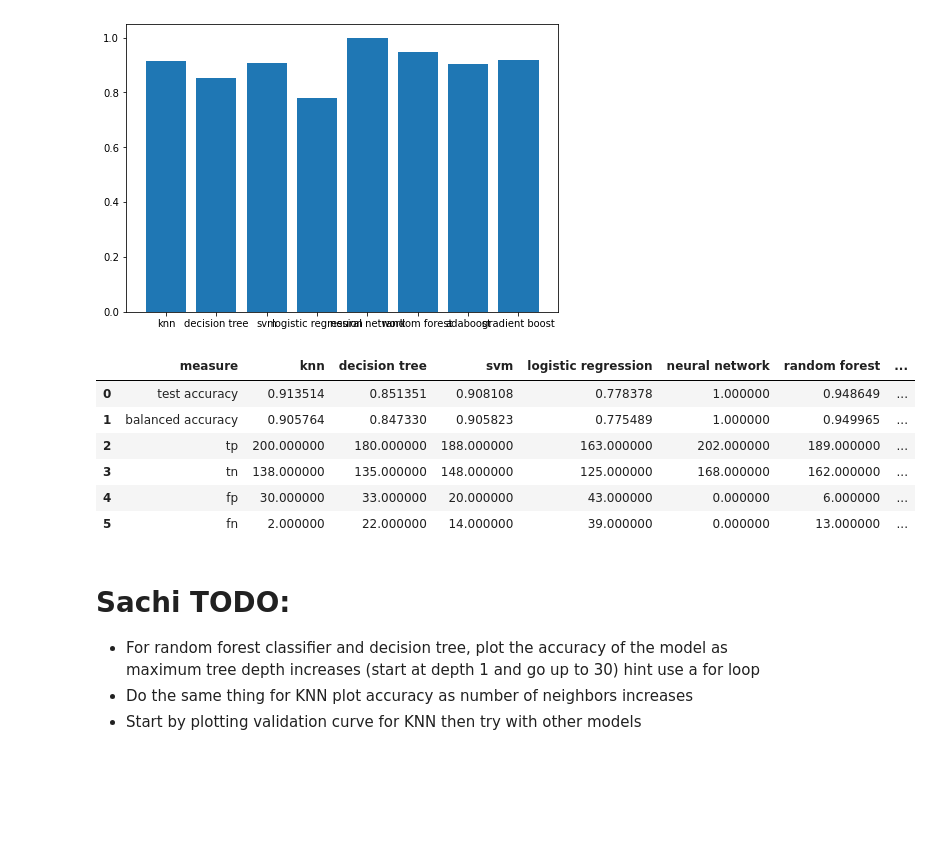
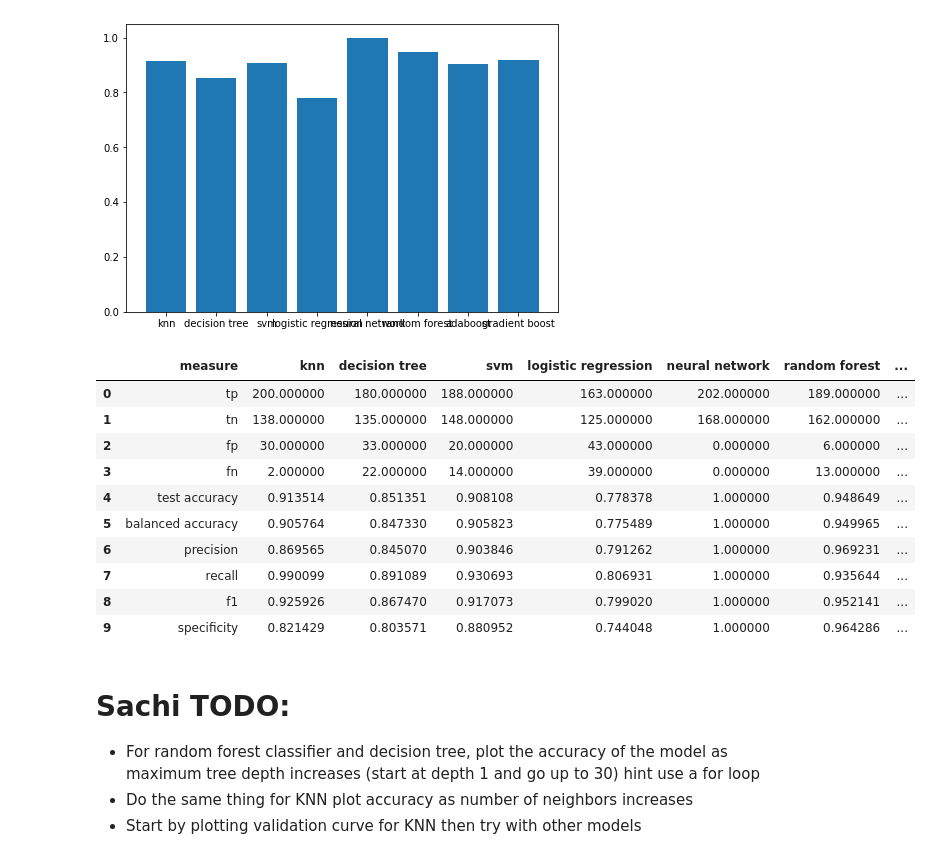
Before and after one commit to funkjo/ml-csc360-final, a Jupyter notebook: final_project/modeling.ipynb, the cells around one changed output. Saved outputs shown, nothing was run; the diff lists cells and outputs as text; code cells hidden in the pictures; blank space fills up the shorter version.

Commit message:
calculate precision, recall, f1, and specificity for each model

```diff
--- a/final_project/modeling.ipynb
+++ b/final_project/modeling.ipynb
@@ -112,6 +112,12 @@ len y_test:  370
  54.59459459459459  percent of test data is in class 1
 # %%
 def balanced_accuracy(y_test, y_pred):
+
+    """
+    function to calculate the balanced accuracy of a model
+    params: true values and predicted values
+    returns: (float) balanced accuracy score, (array) true positive count, true negative count, false positive count, false negative count
+    """
 
     tp = 0
     tn = 0
@@ -303,7 +421,19 @@ print("Accuracy: ", gbc_test_accuracy)
 gbc_balanced_accuracy, gbc_eval_metrics=balanced_accuracy(y_test,y_pred_gbc)
 print("balanced accuracy:", gbc_balanced_accuracy)
 
-model_accs['gradient boost'] = [gbc_test_accuracy,gbc_balanced_accuracy,gbc_eval_metrics]
+gbc_precision = metrics.precision_score(y_test, y_pred_gbc, average='binary')
+print("precision: ", gbc_precision)
+
+gbc_recall = metrics.recall_score(y_test, y_pred_gbc, average='binary')
+print("recall: ", gbc_recall)
+
+gbc_f1 = metrics.f1_score(y_test, y_pred_gbc)
+print("F1 score: ", gbc_f1)
+
+gbc_specificity = gbc_eval_metrics[1] / (gbc_eval_metrics[1] + gbc_eval_metrics[2])
+print("specificity: ", gbc_specificity)
+
+model_accs['gradient boost'] = [gbc_eval_metrics, gbc_test_accuracy, gbc_balanced_accuracy, gbc_precision, gbc_recall, gbc_f1, gbc_specificity]
 # %% [output]
 Accuracy:  0.9162162162162162
 balanced accuracy: 0.9197607260726073
@@ -311,9 +445,9 @@ balanced accuracy: 0.9197607260726073
 models = []
 accs = []
 for model, accuracy in model_accs.items():
-    print(model, ': ', accuracy[0])
+    print(model, ': ', accuracy[1])
     models.append(model)
-    accs.append(accuracy[0])
+    accs.append(accuracy[1])
 # %% [output]
 knn :  0.9135135135135135
 decision tree :  0.8513513513513513
@@ -339,20 +473,35 @@ plt.show()
 # %%
 
 df= pd.DataFrame()
-df["measure"]= ["test accuracy", "balanced accuracy", "tp", "tn", "fp", "fn"]
-for model, accuracy in model_accs.items():
-    df[model]= [accuracy[0],accuracy[1],accuracy[2][0],accuracy[2][1],accuracy[2][2],accuracy[2][3]]
+df["measure"] = ["tp", "tn", "fp", "fn", "test accuracy", "balanced accuracy", "precision", "recall", "f1", "specificity"]
+for model, evaluation in model_accs.items():
+    df[model] = [
+        evaluation[0][0],
+        evaluation[0][1],
+        evaluation[0][2],
+        evaluation[0][3],
+        evaluation[1],
+        evaluation[2],
+        evaluation[3],
+        evaluation[4],
+        evaluation[5],
+        evaluation[6]
+    ]
 
 
 df.style
 # %% [output]
 |  | measure | knn | decision tree | svm | logistic regression | neural network | random forest | ... |
-| 0 | test accuracy | 0.913514 | 0.851351 | 0.908108 | 0.778378 | 1.000000 | 0.948649 | ... |
-| 1 | balanced accuracy | 0.905764 | 0.847330 | 0.905823 | 0.775489 | 1.000000 | 0.949965 | ... |
-| 2 | tp | 200.000000 | 180.000000 | 188.000000 | 163.000000 | 202.000000 | 189.000000 | ... |
-| 3 | tn | 138.000000 | 135.000000 | 148.000000 | 125.000000 | 168.000000 | 162.000000 | ... |
-| 4 | fp | 30.000000 | 33.000000 | 20.000000 | 43.000000 | 0.000000 | 6.000000 | ... |
-| 5 | fn | 2.000000 | 22.000000 | 14.000000 | 39.000000 | 0.000000 | 13.000000 | ... |
+| 0 | tp | 200.000000 | 180.000000 | 188.000000 | 163.000000 | 202.000000 | 189.000000 | ... |
+| 1 | tn | 138.000000 | 135.000000 | 148.000000 | 125.000000 | 168.000000 | 162.000000 | ... |
+| 2 | fp | 30.000000 | 33.000000 | 20.000000 | 43.000000 | 0.000000 | 6.000000 | ... |
+| 3 | fn | 2.000000 | 22.000000 | 14.000000 | 39.000000 | 0.000000 | 13.000000 | ... |
+| 4 | test accuracy | 0.913514 | 0.851351 | 0.908108 | 0.778378 | 1.000000 | 0.948649 | ... |
+| 5 | balanced accuracy | 0.905764 | 0.847330 | 0.905823 | 0.775489 | 1.000000 | 0.949965 | ... |
+| 6 | precision | 0.869565 | 0.845070 | 0.903846 | 0.791262 | 1.000000 | 0.969231 | ... |
+| 7 | recall | 0.990099 | 0.891089 | 0.930693 | 0.806931 | 1.000000 | 0.935644 | ... |
+| 8 | f1 | 0.925926 | 0.867470 | 0.917073 | 0.799020 | 1.000000 | 0.952141 | ... |
+| 9 | specificity | 0.821429 | 0.803571 | 0.880952 | 0.744048 | 1.000000 | 0.964286 | ... |
 # %% [markdown]
 # Sachi TODO:
 
```
Also changed, not shown: parts of 9 cells of this notebook.
